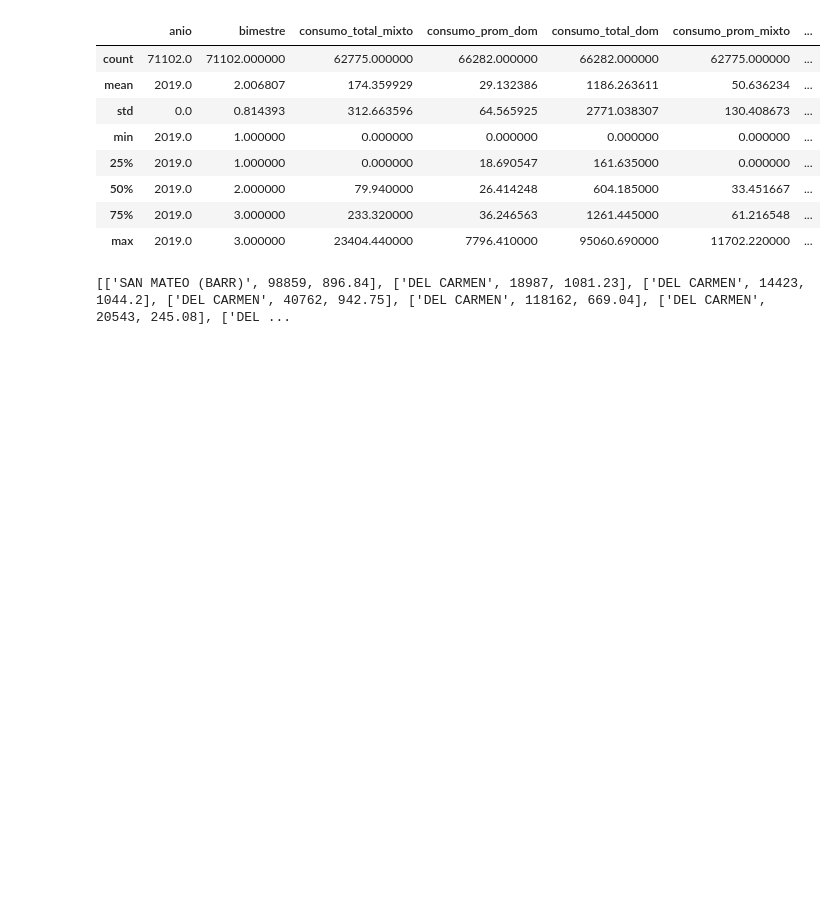
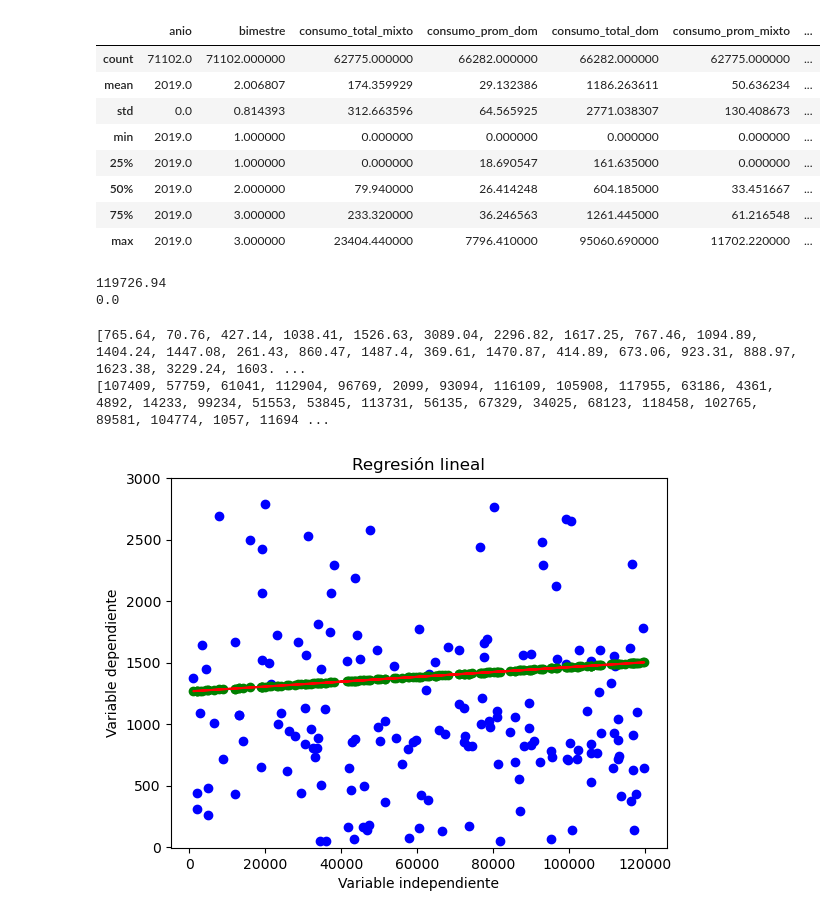
Before and after one commit to santiagobah/IA_Proyecto_Final, a Jupyter notebook: main.ipynb, the cells around one changed output. Drawn from its saved outputs; the diff is of its cells as text; code cells hidden in the pictures; blank space fills up the shorter version.

```diff
--- a/main.ipynb
+++ b/main.ipynb
@@ -25,22 +25,63 @@ listaAlcaldias = dataSetAgua['alcaldia'].tolist() #Lista Alcaldias
 
 cantConsumidaMaxMin = np.array(listaConsumoTotal) #Convertir el consumo total para poder ver el min y max y poder crear los datos de agua transportada
 
+print(cantConsumidaMaxMin.max())
+print(cantConsumidaMaxMin.min())
+
 listaAguaTransortada = [] #Lista del agua transportada
 for i in range(len(listaColonias)): #Ciclo para meter los datos creados a la lista anterior
     AguaTransportada = random.randint(int(cantConsumidaMaxMin.min()), int(cantConsumidaMaxMin.max() + 500))
     listaAguaTransortada.append(AguaTransportada)
 
 diccionarioAlcaldias_Colonias = {} #Diccionario de las colonias separadas por alcadias, junto con sus datos de obtencion y consumo de agua
-i = 0
-for Alcaldia in listaAlcaldias: #Ciclo para la separacion de los datos de cada uno de las listas
-    if Alcaldia not in diccionarioAlcaldias_Colonias:
-        diccionarioAlcaldias_Colonias[Alcaldia] = [[listaColonias[i], listaAguaTransortada[i], listaConsumoTotal[i]]]
+
+for i in range(len(listaAlcaldias)):
+    alcaldia = listaAlcaldias[i]
+    colonia = listaColonias[i]
+    transporte = listaAguaTransortada[i]
+    consumo = listaConsumoTotal[i]
+    if alcaldia not in diccionarioAlcaldias_Colonias:
+        diccionarioAlcaldias_Colonias[alcaldia] = {}
+    if colonia in diccionarioAlcaldias_Colonias[alcaldia]:
+        diccionarioAlcaldias_Colonias[alcaldia][colonia][0].append(transporte)
+        diccionarioAlcaldias_Colonias[alcaldia][colonia][1].append(consumo)
     else:
-        NuevaColonia = diccionarioAlcaldias_Colonias[Alcaldia]
-        NuevaColonia.append([listaColonias[i], listaAguaTransortada[i], listaConsumoTotal[i]])
-        diccionarioAlcaldias_Colonias[Alcaldia] = NuevaColonia
-    i+= 1
-
-print(diccionarioAlcaldias_Colonias['BENITO JUAREZ'])
+        diccionarioAlcaldias_Colonias[alcaldia][colonia] = [[transporte], [consumo]]
 # %% [output]
-[['SAN MATEO (BARR)', 98859, 896.84], ['DEL CARMEN', 18987, 1081.23], ['DEL CARMEN', 14423, 1044.2], ['DEL CARMEN', 40762, 942.75], ['DEL CARMEN', 118162, 669.04], ['DEL CARMEN', 20543, 245.08], ['DEL ...
+119726.94
+0.0
+# %%
+datos = diccionarioAlcaldias_Colonias['BENITO JUAREZ']
+for colonia in datos:
+    if colonia == "MODERNA":
+        datosTransporte = diccionarioAlcaldias_Colonias['BENITO JUAREZ']['MODERNA'][0]
+        datosConsumo = diccionarioAlcaldias_Colonias['BENITO JUAREZ']['MODERNA'][1]
+
+print(datosConsumo)
+print(datosTransporte)
+
+
+X = np.array([datosTransporte]).reshape(-1,1)
+Y = np.array(datosConsumo)
+
+modelo = LinearRegression()
+
+# Entrenar el modelo con los datos
+modelo.fit(X, Y)
+
+# Realizar predicciones
+y_pred = modelo.predict(X)
+
+# Visualizar los resultados
+plt.scatter(X, Y, color='blue')
+plt.scatter(X, y_pred, color='green') # Datos originales
+plt.plot(X, y_pred, color='red')
+plt.ylim(-5,3000)
+plt.xlabel('Variable independiente')
+plt.ylabel('Variable dependiente')
+plt.title('Regresión lineal')
+plt.show()
+# %% [output]
+[765.64, 70.76, 427.14, 1038.41, 1526.63, 3089.04, 2296.82, 1617.25, 767.46, 1094.89, 1404.24, 1447.08, 261.43, 860.47, 1487.4, 369.61, 1470.87, 414.89, 673.06, 923.31, 888.97, 1623.38, 3229.24, 1603. ...
+[107409, 57759, 61041, 112904, 96769, 2099, 93094, 116109, 105908, 117955, 63186, 4361, 4892, 14233, 99234, 51553, 53845, 113731, 56135, 67329, 34025, 68123, 118458, 102765, 89581, 104774, 1057, 11694 ...
+[figure, added]
```
